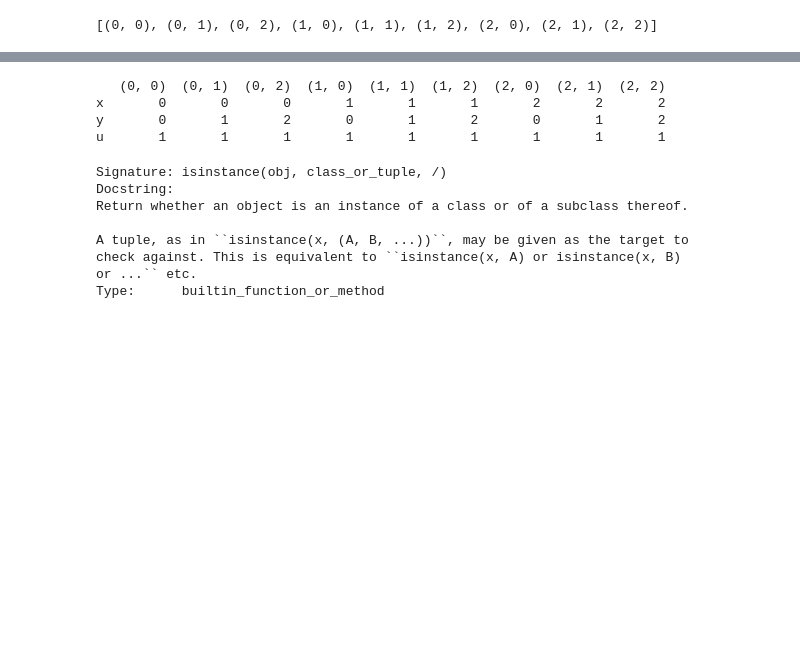
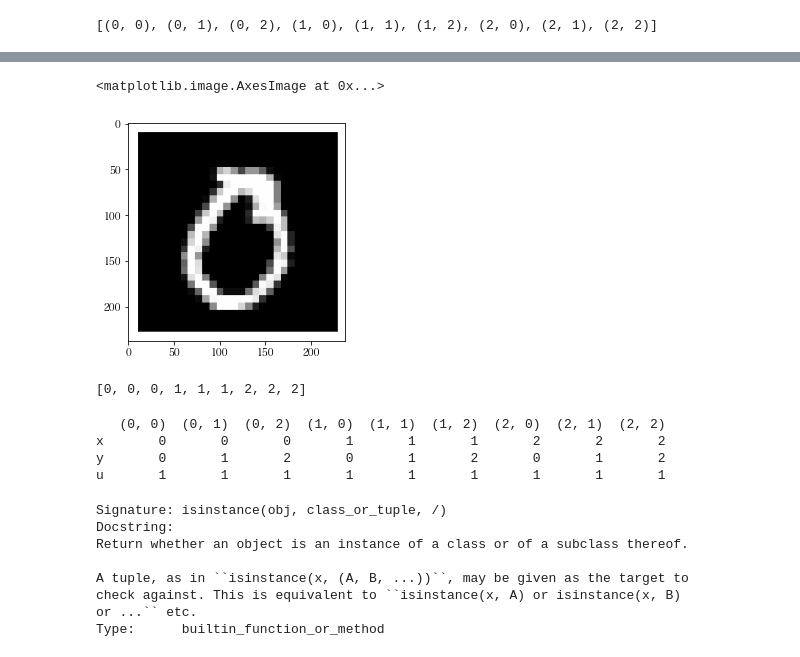
Before and after one commit to banbiossa/coding-the-matrix, a Jupyter notebook: notebooks/0.4_matrix.ipynb, the cells around one changed output, grey strips where cells are left out. Drawn from its saved outputs; the diff is of its cells as text; code cells hidden in the pictures; blank space fills up the shorter version.

```diff
--- a/notebooks/0.4_matrix.ipynb
+++ b/notebooks/0.4_matrix.ipynb
@@ -42,0 +109,2 @@ input_list = [
+# %%
+file = plt.imread('0.png')
@@ -43,3 +119,16 @@ input_list = [
+# %%
+plt.imshow(file)
+# %% [output]
+<matplotlib.image.AxesImage at 0x...>
+[figure, added]
+# %%
+[
+ [int(c) for c in "000111222"],
+ [int(c) for c in "012"*3],
+ [int(c) for c in "1" * 9],
+]
+# %% [output]
+[0, 0, 0, 1, 1, 1, 2, 2, 2]
 # %%
 A = listlist2mat(
     input_list,
```
Also changed, not shown: parts of 12 cells of this notebook, 3 other files.
